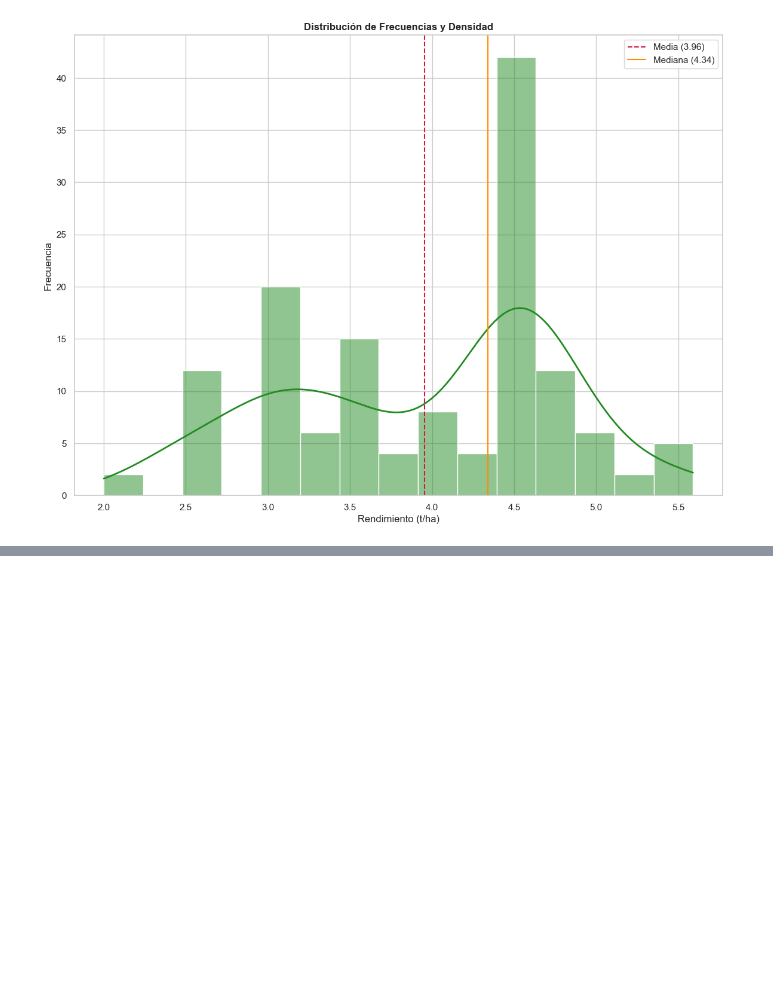
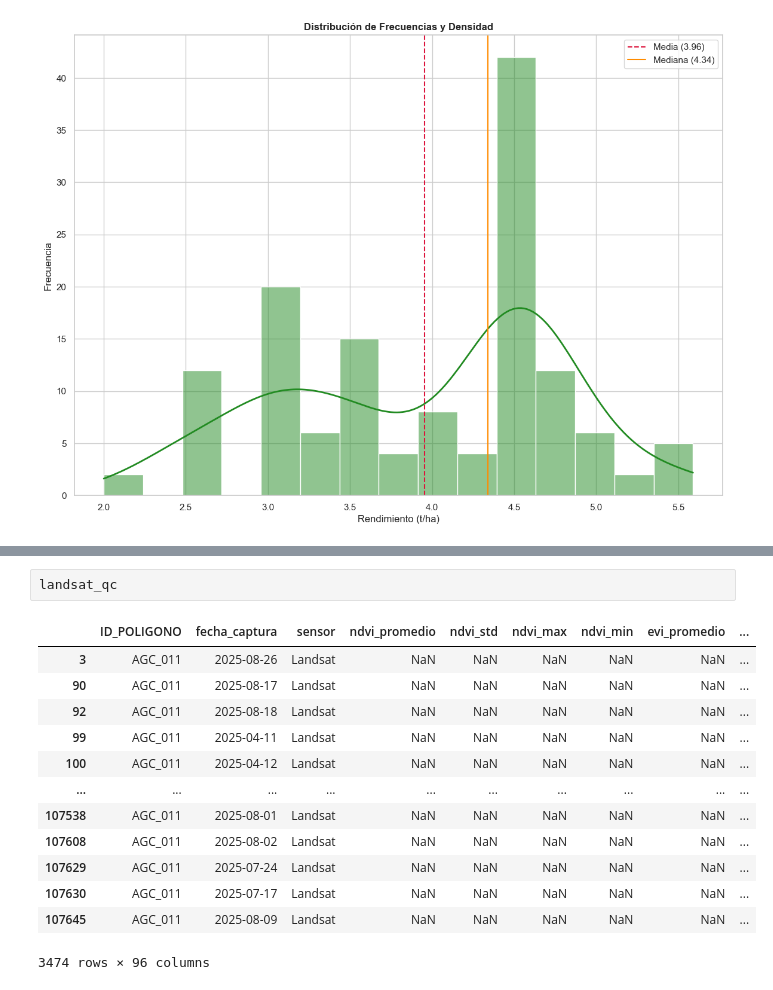
Before and after one commit to gerarsau07/AgroRaices, a Jupyter notebook: exploracion.ipynb, the cells around one changed output, grey strips where cells are left out. Saved outputs shown, nothing was run; the diff lists cells and outputs as text; blank space fills up the shorter version.

```diff
--- a/exploracion.ipynb
+++ b/exploracion.ipynb
@@ -357,0 +397,16 @@ plt.show()
+# %%
+landsat_qc
+# %% [output]
+|  | ID_POLIGONO | fecha_captura | sensor | ndvi_promedio | ndvi_std | ndvi_max | ndvi_min | evi_promedio | ... |
+| 3 | AGC_011 | 2025-08-26 | Landsat | NaN | NaN | NaN | NaN | NaN | ... |
+| 90 | AGC_011 | 2025-08-17 | Landsat | NaN | NaN | NaN | NaN | NaN | ... |
+| 92 | AGC_011 | 2025-08-18 | Landsat | NaN | NaN | NaN | NaN | NaN | ... |
+| 99 | AGC_011 | 2025-04-11 | Landsat | NaN | NaN | NaN | NaN | NaN | ... |
+| 100 | AGC_011 | 2025-04-12 | Landsat | NaN | NaN | NaN | NaN | NaN | ... |
+| ... | ... | ... | ... | ... | ... | ... | ... | ... | ... |
+| 107538 | AGC_011 | 2025-08-01 | Landsat | NaN | NaN | NaN | NaN | NaN | ... |
+| 107608 | AGC_011 | 2025-08-02 | Landsat | NaN | NaN | NaN | NaN | NaN | ... |
+| 107629 | AGC_011 | 2025-07-24 | Landsat | NaN | NaN | NaN | NaN | NaN | ... |
+| 107630 | AGC_011 | 2025-07-17 | Landsat | NaN | NaN | NaN | NaN | NaN | ... |
+| 107645 | AGC_011 | 2025-08-09 | Landsat | NaN | NaN | NaN | NaN | NaN | ... |
+3474 rows × 96 columns
```
Also changed, not shown: parts of 12 cells of this notebook.
